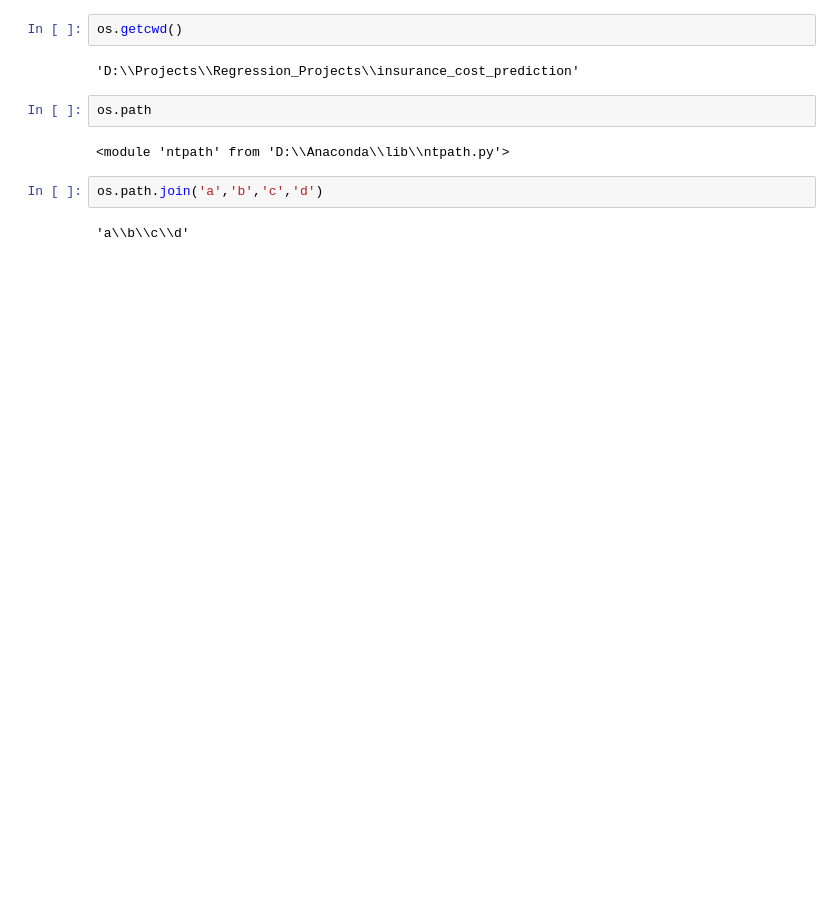
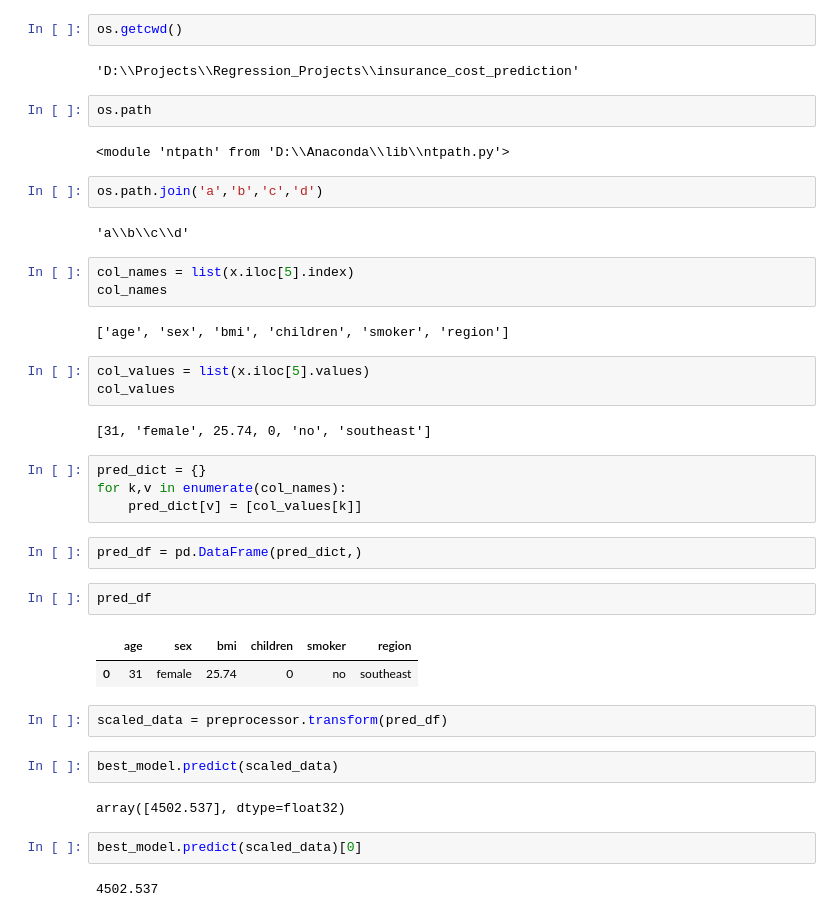
Before and after one commit to athuljain2311/Regression_Projects, a Jupyter notebook: insurance_cost_prediction/Insurance_cost_prediction.ipynb, the cells around one changed output. Saved outputs shown, nothing was run; the diff lists cells and outputs as text; blank space fills up the shorter version.

Commit message:
Prediction

```diff
--- a/insurance_cost_prediction/Insurance_cost_prediction.ipynb
+++ b/insurance_cost_prediction/Insurance_cost_prediction.ipynb
@@ -355,3 +371,34 @@ os.path
 os.path.join('a','b','c','d')
 # %% [output]
 'a\\b\\c\\d'
+# %%
+col_names = list(x.iloc[5].index)
+col_names
+# %% [output]
+['age', 'sex', 'bmi', 'children', 'smoker', 'region']
+# %%
+col_values = list(x.iloc[5].values)
+col_values
+# %% [output]
+[31, 'female', 25.74, 0, 'no', 'southeast']
+# %%
+pred_dict = {}
+for k,v in enumerate(col_names):
+    pred_dict[v] = [col_values[k]]
+# %%
+pred_df = pd.DataFrame(pred_dict,)
+# %%
+pred_df
+# %% [output]
+|  | age | sex | bmi | children | smoker | region |
+| 0 | 31 | female | 25.74 | 0 | no | southeast |
+# %%
+scaled_data = preprocessor.transform(pred_df)
+# %%
+best_model.predict(scaled_data)
+# %% [output]
+array([4502.537], dtype=float32)
+# %%
+best_model.predict(scaled_data)[0]
+# %% [output]
+4502.537
```
Also changed, not shown: parts of 4 cells of this notebook.
